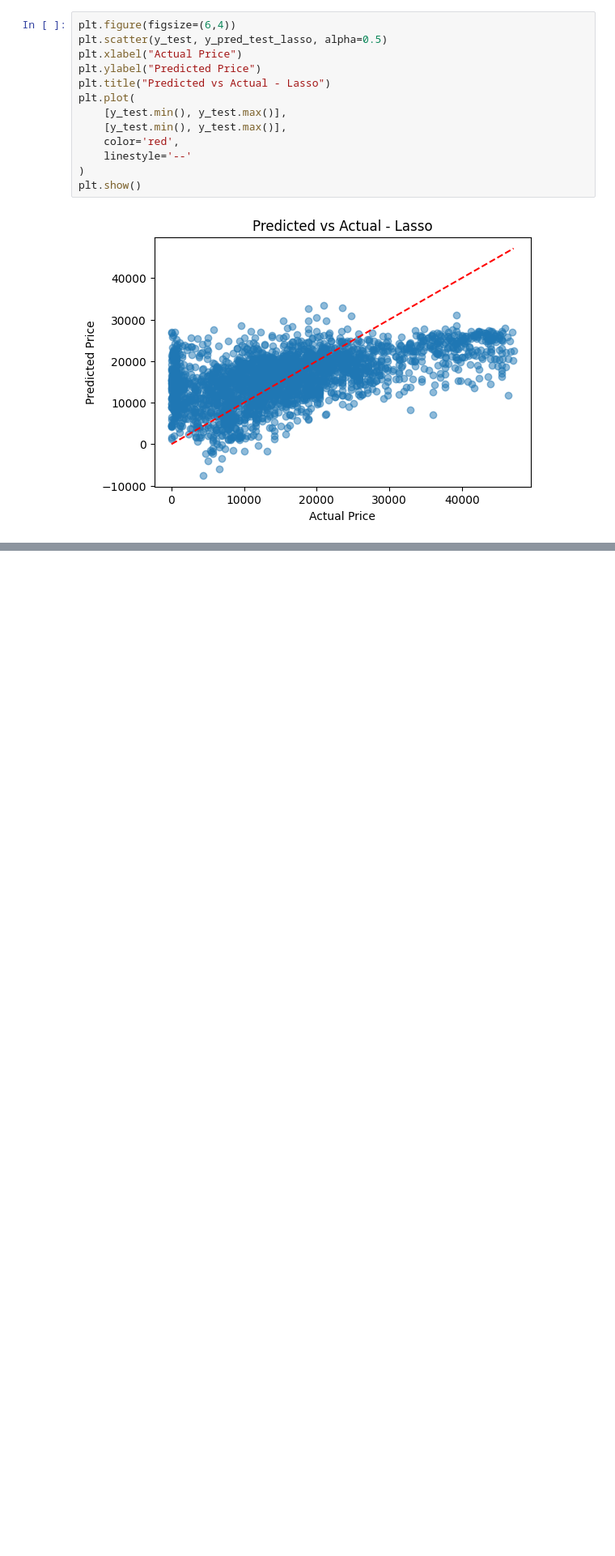
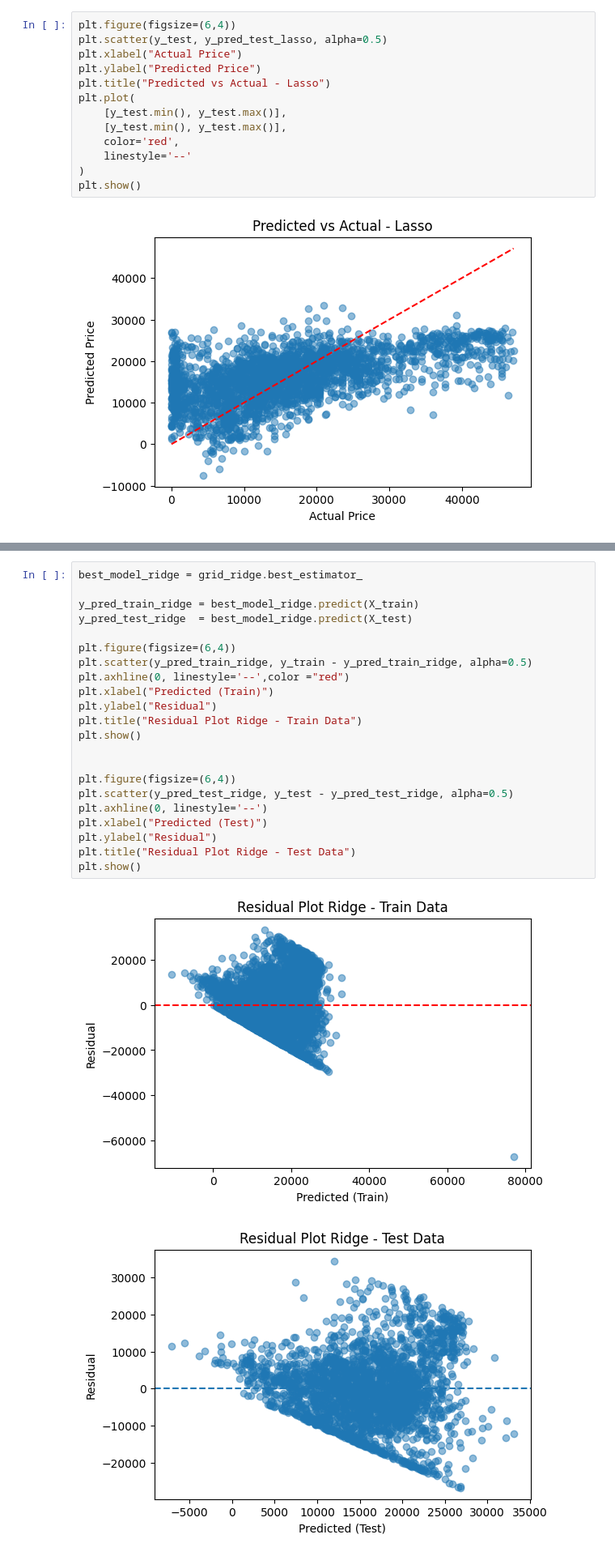
Before and after one commit to dionisioraditya/ProjekUASML_CatBoost, a Jupyter notebook: Notebook[1]_Regresi_CatBoost.ipynb, the cells around one changed output, grey strips where cells are left out. Shown at 81% size. Drawn from its saved outputs; the diff is of its cells as text; blank space fills up the shorter version.

```diff
--- a/Notebook[1]_Regresi_CatBoost.ipynb
+++ b/Notebook[1]_Regresi_CatBoost.ipynb
@@ -531,0 +604,25 @@ plt.show()
+# %%
+best_model_ridge = grid_ridge.best_estimator_
+
+y_pred_train_ridge = best_model_ridge.predict(X_train)
+y_pred_test_ridge  = best_model_ridge.predict(X_test)
+
+plt.figure(figsize=(6,4))
+plt.scatter(y_pred_train_ridge, y_train - y_pred_train_ridge, alpha=0.5)
+plt.axhline(0, linestyle='--',color ="red")
+plt.xlabel("Predicted (Train)")
+plt.ylabel("Residual")
+plt.title("Residual Plot Ridge - Train Data")
+plt.show()
+
+
+plt.figure(figsize=(6,4))
+plt.scatter(y_pred_test_ridge, y_test - y_pred_test_ridge, alpha=0.5)
+plt.axhline(0, linestyle='--')
+plt.xlabel("Predicted (Test)")
+plt.ylabel("Residual")
+plt.title("Residual Plot Ridge - Test Data")
+plt.show()
+# %% [output]
+[figure, added]
+[figure, added]
```
Also changed, not shown: parts of 12 cells of this notebook.
